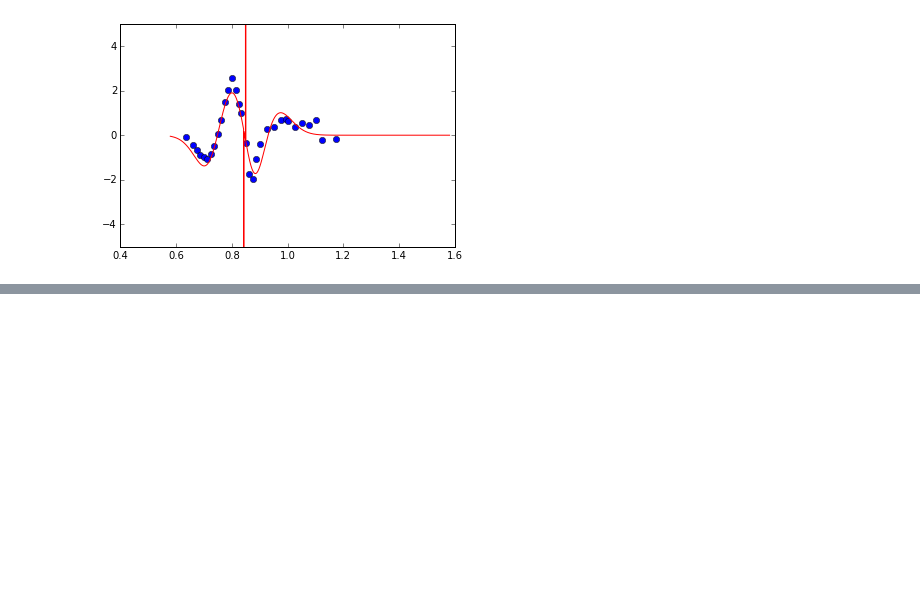
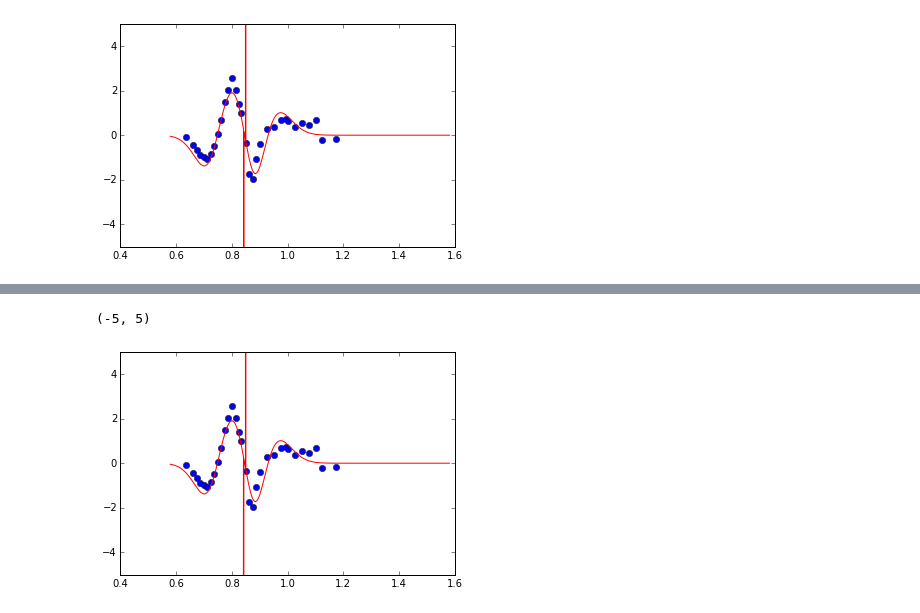
Before and after one commit to HxCory/delayFitting, a Jupyter notebook: Source/tooMany.ipynb, the cells around one changed output, grey strips where cells are left out. Saved outputs shown, nothing was run; the diff lists cells and outputs as text; code cells hidden in the pictures; blank space fills up the shorter version.

```diff
--- a/Source/tooMany.ipynb
+++ b/Source/tooMany.ipynb
@@ -139,0 +178,10 @@ pylab.ylim([-5, 5])
+# %%
+p1Test = np.array([-9.81535494e+00,   3.14053010e-01,   4.94111384e+02,
+          4.30146679e-01,  -2.09667239e+00,   5.85035180e+00,
+          3.26531315e-01,  -3.86932516e-01,  -6.38185017e+00,
+          9.69371461e+00,   6.33573641e-02,  -1.60493177e-01,
+         -1.36577603e-01,   1.15083895e-02,  -7.14802190e-02,
+          6.49634984e-03])
+# %%
+sopt.curve_fit(fitAlphas, x, y,\
+p0 = p1Test, bounds=(-20,700), max_nfev=10000, check_finite=False)
@@ -139,0 +206,12 @@ pylab.ylim([-5, 5])
+# %%
+plt.plot(x, y, 'bo', defs.omega_dip, fitAlphas(defs.omega_dip, -9.81535494e+00,   3.14053092e-01,   4.94111384e+02,
+          4.30147189e-01,  -2.09667239e+00,   5.85035180e+00,
+          3.26532146e-01,  -3.86932277e-01,  -6.38185016e+00,
+          9.69371463e+00,   6.33573456e-02,  -1.60492164e-01,
+         -1.36577518e-01,   1.15084218e-02,  -7.14792763e-02,
+          6.50020651e-03), 'r-')
+
+pylab.ylim([-5, 5])
+# %% [output]
+(-5, 5)
+[figure, added]
```
Also changed, not shown: parts of 12 cells of this notebook.
